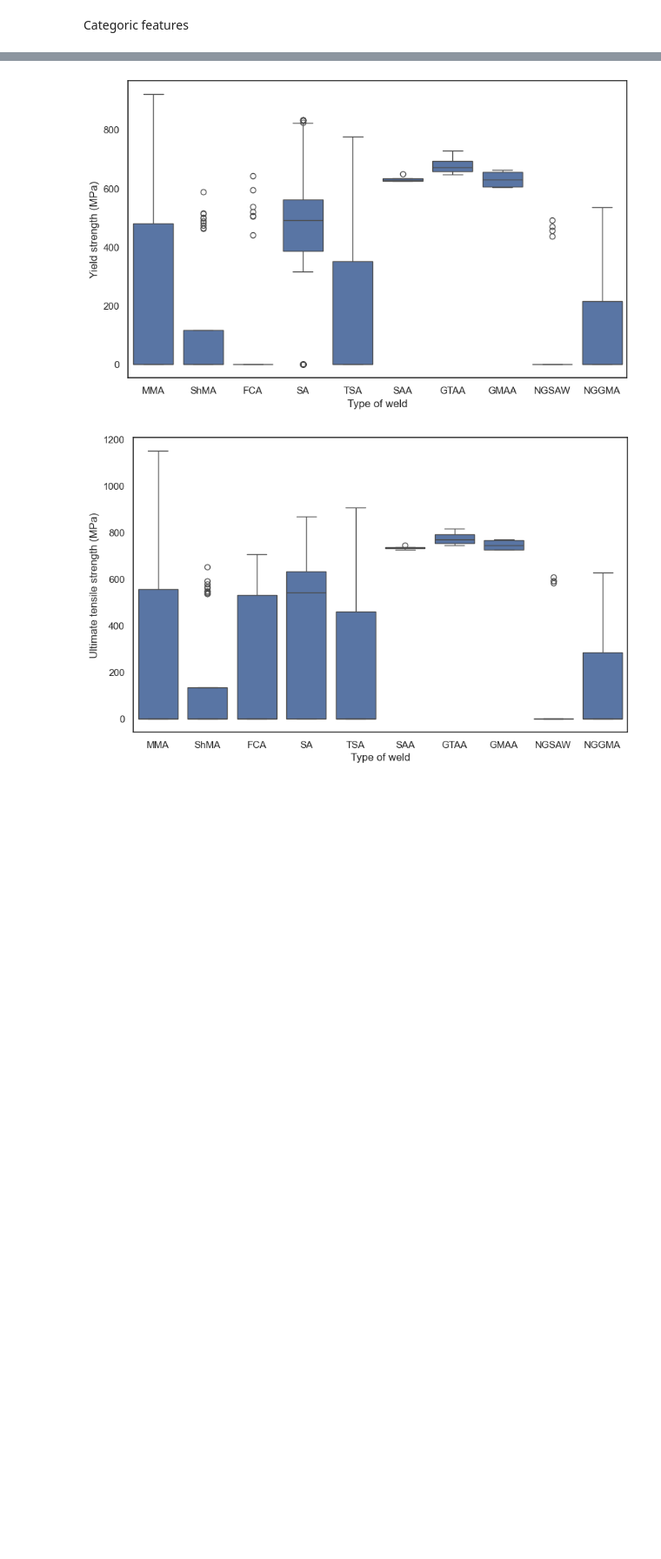
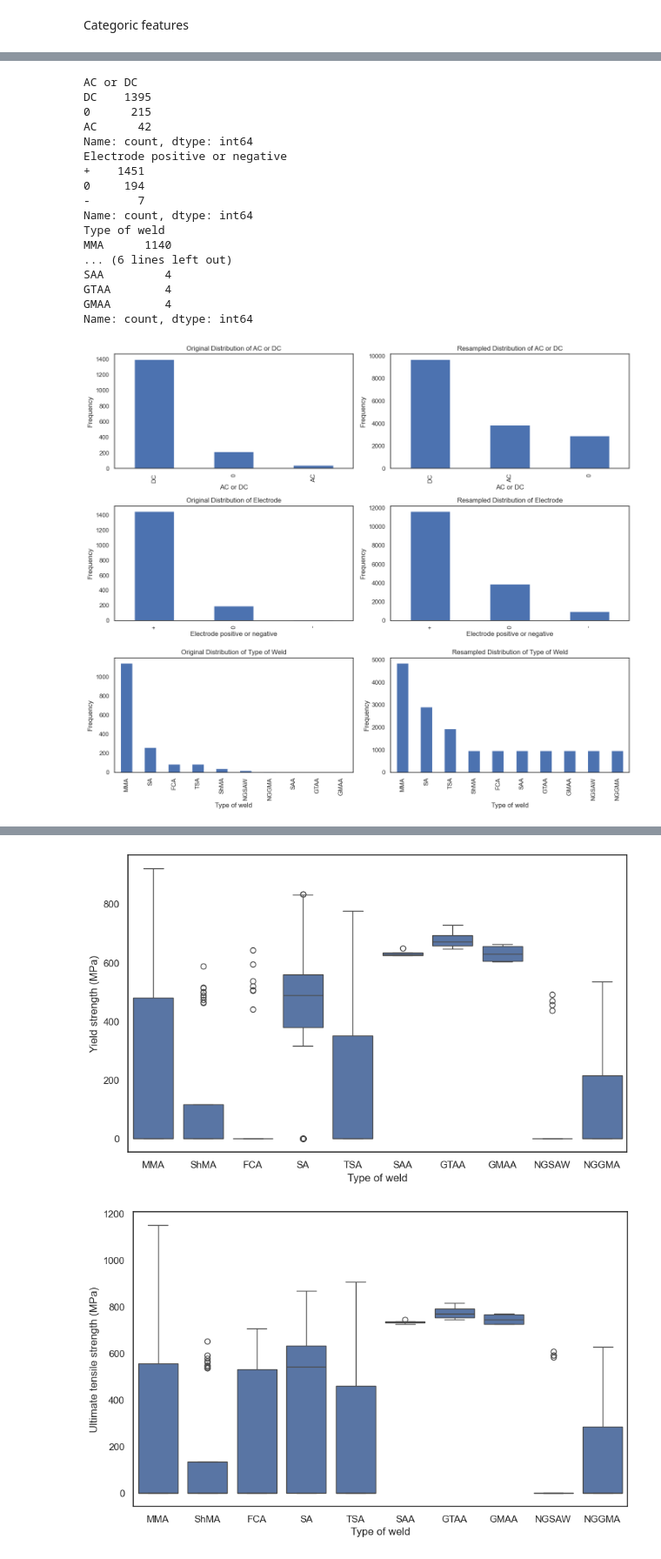
Before and after one commit to LucasTramonte/Welding-Quality-Prediction, a Jupyter notebook: exploratory.ipynb, the cells around one changed output, grey strips where cells are left out. Shown at 87% size. Drawn from its saved outputs; the diff is of its cells as text; code cells hidden in the pictures; blank space fills up the shorter version.

Commit message:
Oversampling and Undersampling

```diff
--- a/exploratory.ipynb
+++ b/exploratory.ipynb
@@ -406,6 +406,7 @@ g.map_diag(sns.kdeplot, lw=3)
 # %% [markdown]
 Categoric features
 # %%
+data_categoric = data_all[categoric_features]
 data_categoric["Electrode positive or negative"] = data_categoric["Electrode positive or negative"].replace([0, '0'], '0')
 data_categoric["Electrode positive or negative"] = data_categoric["Electrode positive or negative"].astype("category")
 
@@ -420 +431,61 @@ plt.show()
 [figure]
+# %%
+import pandas as pd
+import matplotlib.pyplot as plt
+from imblearn.over_sampling import SMOTENC
+from sklearn.preprocessing import OneHotEncoder, LabelEncoder
+
+# Convert all values in the categorical columns to strings
+data_categoric['AC or DC'] = data_categoric['AC or DC'].astype(str)
+data_categoric['Electrode positive or negative'] = data_categoric['Electrode positive or negative'].astype(str)
+data_categoric['Type of weld'] = data_categoric['Type of weld'].astype(str)
+
+# Check distribution of each column (optional)
+print(data_categoric['AC or DC'].value_counts())
+print(data_categoric['Electrode positive or negative'].value_counts())
+print(data_categoric['Type of weld'].value_counts())
+
+# Combine the three columns into a single target variable (if you want to oversample based on all combinations)
+data_categoric['Combined'] = data_categoric['AC or DC'] + '_' + data_categoric['Electrode positive or negative'] + '_' + data_categoric['Type of weld']
+
+# Set the target (you can choose 'AC or DC', 'Electrode positive or negative', or 'Combined')
+y = data_categoric['Combined']  # using the combination of all three
+
+# Encode the features using OneHotEncoder
+encoder = OneHotEncoder()
+X_encoded = encoder.fit_transform(data_categoric[['AC or DC', 'Electrode positive or negative', 'Type of weld']]).toarray()
+
+# Set k_neighbors for SMOTENC (adjust for small classes)
+smote = SMOTENC(categorical_features=[0, 1, 2], random_state=42, k_neighbors=2)
+
+# Applying SMOTENC for oversampling
+X_resampled, y_resampled = smote.fit_resample(X_encoded, y)
+
+# Create a DataFrame for the resampled data
+resampled_df = pd.DataFrame(encoder.inverse_transform(X_resampled), columns=['AC or DC', 'Electrode positive or negative', 'Type of weld'])
+
+# Create subplots for 3x2 grid
+fig, axes = plt.subplots(3, 2, figsize=(14, 12))  # 3 rows, 2 columns
+
+# Define the column names and corresponding titles for original and resampled data
+columns = ['AC or DC', 'Electrode positive or negative', 'Type of weld']
+titles = ['AC or DC', 'Electrode', 'Type of Weld']
+
+# Plotting for each category
+for i, col in enumerate(columns):
+    # Plot original data
+    data_categoric[col].value_counts().plot(kind='bar', ax=axes[i, 0])
+    axes[i, 0].set_title(f'Original Distribution of {titles[i]}')
+    axes[i, 0].set_ylabel('Frequency')
+    axes[i, 0].set_xlabel(col)
+
+    # Plot resampled data
+    resampled_df[col].value_counts().plot(kind='bar', ax=axes[i, 1])
+    axes[i, 1].set_title(f'Resampled Distribution of {titles[i]}')
+    axes[i, 1].set_ylabel('Frequency')
+    axes[i, 1].set_xlabel(col)
+
+# Adjust layout to prevent overlap
+plt.tight_layout()
+plt.show()
+# %% [output]
@@ -420,0 +512,18 @@ plt.show()
+AC or DC
+DC    1395
+0      215
+AC      42
+Name: count, dtype: int64
+Electrode positive or negative
++    1451
+0     194
+-       7
+Name: count, dtype: int64
+Type of weld
+MMA      1140
+... (6 lines left out)
+SAA         4
+GTAA        4
+GMAA        4
+Name: count, dtype: int64
+[figure, added]
```
Also changed, not shown: parts of 3 cells of this notebook, 1 other file.
